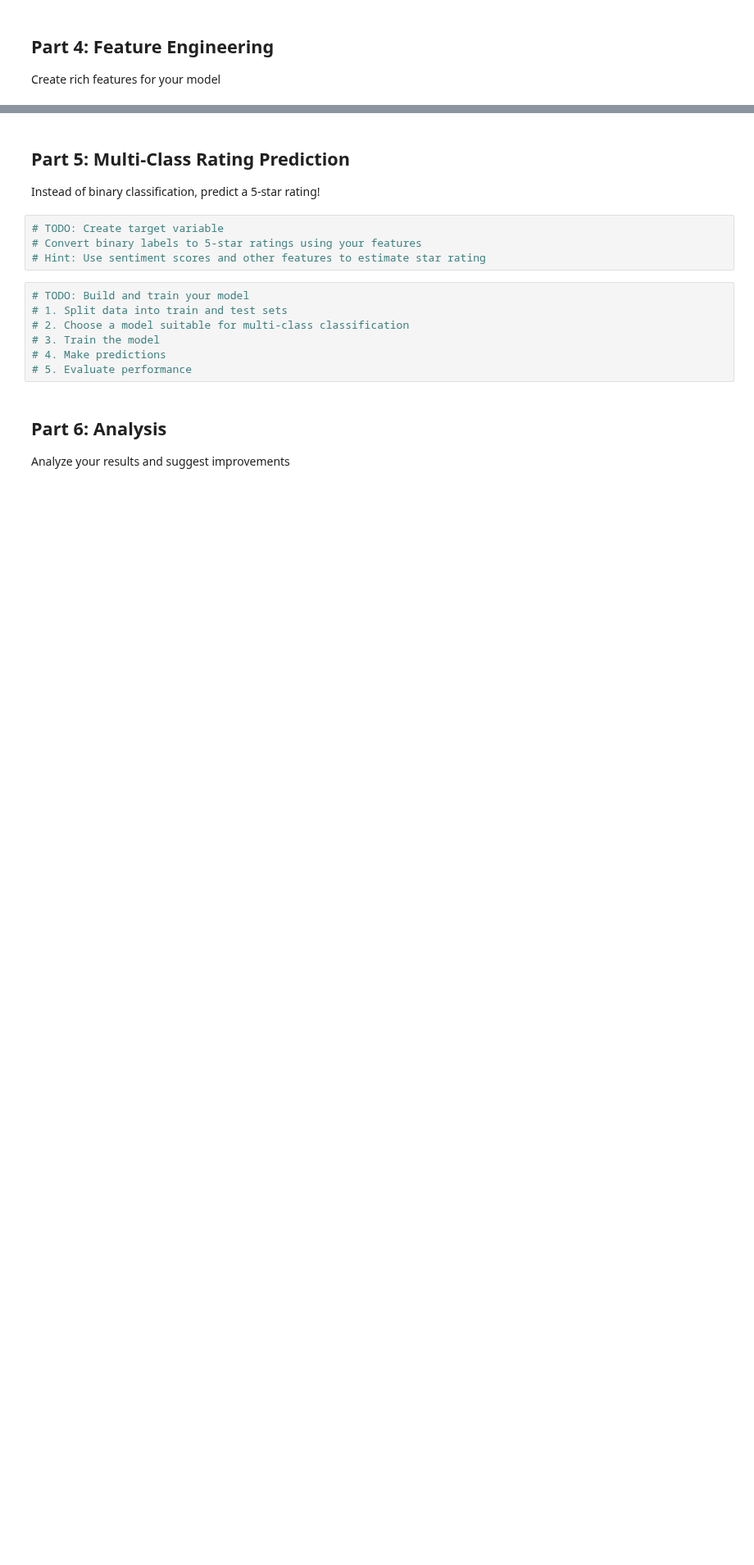
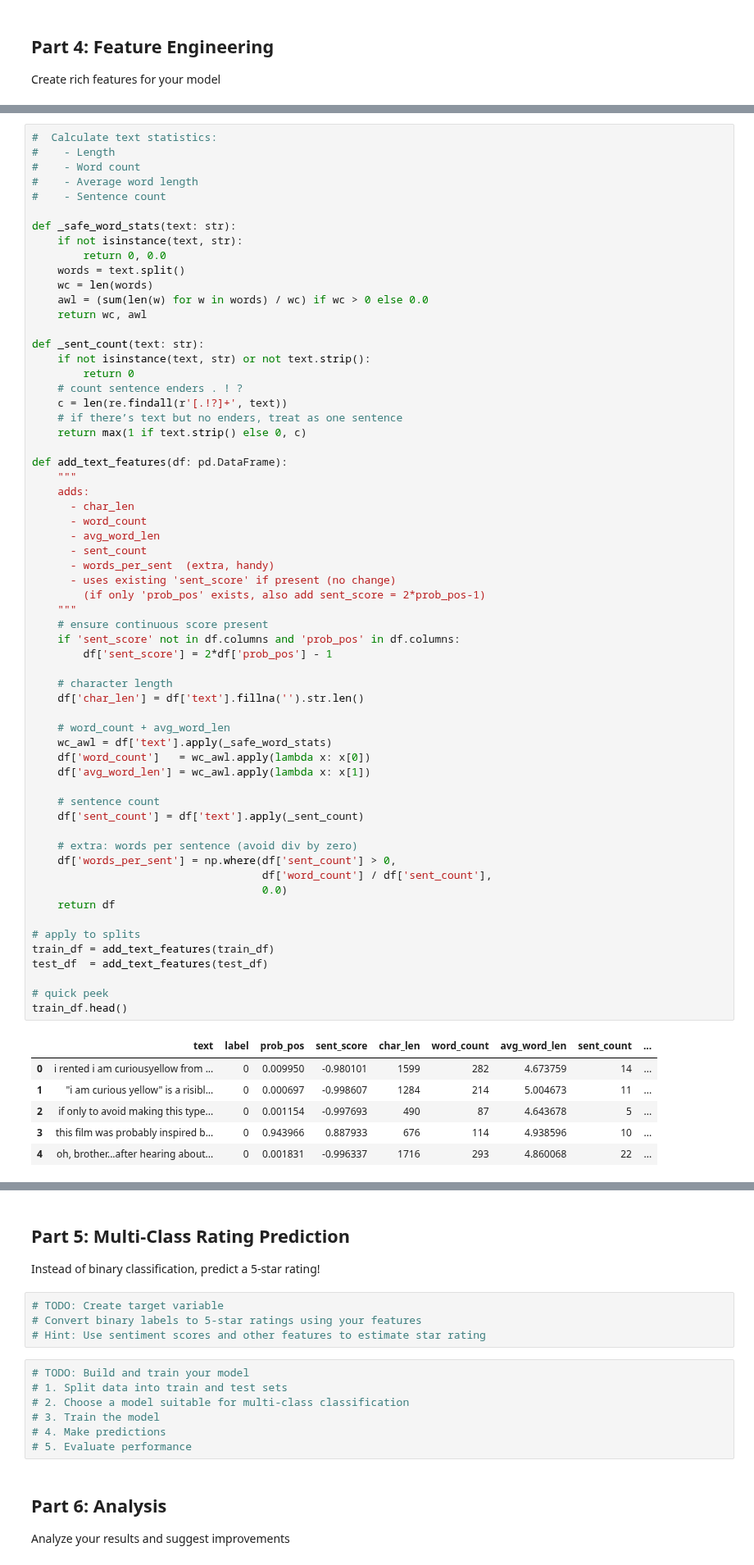
Before and after one commit to surf-guy/DSE200, a Jupyter notebook: HW/homework4.ipynb, the cells around one changed output, grey strips where cells are left out. Shown at 82% size. Cells and saved outputs as stored; diff of their text form; blank space fills up the shorter version.

```diff
--- a/HW/homework4.ipynb
+++ b/HW/homework4.ipynb
@@ -162,0 +220,68 @@ Create rich features for your model
+# %%
+#  Calculate text statistics:
+#    - Length
+#    - Word count
+#    - Average word length
+#    - Sentence count
+
+def _safe_word_stats(text: str):
+    if not isinstance(text, str):
+        return 0, 0.0
+    words = text.split()
+    wc = len(words)
+    awl = (sum(len(w) for w in words) / wc) if wc > 0 else 0.0
+    return wc, awl
+
+def _sent_count(text: str):
+    if not isinstance(text, str) or not text.strip():
+        return 0
+    # count sentence enders . ! ?
+    c = len(re.findall(r'[.!?]+', text))
+    # if there’s text but no enders, treat as one sentence
+    return max(1 if text.strip() else 0, c)
+
+def add_text_features(df: pd.DataFrame):
+    """
+    adds:
+      - char_len
+      - word_count
+      - avg_word_len
+      - sent_count
+      - words_per_sent  (extra, handy)
+      - uses existing 'sent_score' if present (no change)
+        (if only 'prob_pos' exists, also add sent_score = 2*prob_pos-1)
+    """
+    # ensure continuous score present
+    if 'sent_score' not in df.columns and 'prob_pos' in df.columns:
+        df['sent_score'] = 2*df['prob_pos'] - 1
+
+    # character length
+    df['char_len'] = df['text'].fillna('').str.len()
+
+    # word_count + avg_word_len
+    wc_awl = df['text'].apply(_safe_word_stats)
+    df['word_count']   = wc_awl.apply(lambda x: x[0])
+    df['avg_word_len'] = wc_awl.apply(lambda x: x[1])
+
+    # sentence count
+    df['sent_count'] = df['text'].apply(_sent_count)
+
+    # extra: words per sentence (avoid div by zero)
+    df['words_per_sent'] = np.where(df['sent_count'] > 0,
+                                    df['word_count'] / df['sent_count'],
+                                    0.0)
+    return df
+
+# apply to splits
+train_df = add_text_features(train_df)
+test_df  = add_text_features(test_df)
+
+# quick peek
+train_df.head()
+# %% [output]
+|  | text | label | prob_pos | sent_score | char_len | word_count | avg_word_len | sent_count | ... |
+| 0 | i rented i am curiousyellow from ... | 0 | 0.009950 | -0.980101 | 1599 | 282 | 4.673759 | 14 | ... |
+| 1 | "i am curious yellow" is a risibl... | 0 | 0.000697 | -0.998607 | 1284 | 214 | 5.004673 | 11 | ... |
+| 2 | if only to avoid making this type... | 0 | 0.001154 | -0.997693 | 490 | 87 | 4.643678 | 5 | ... |
+| 3 | this film was probably inspired b... | 0 | 0.943966 | 0.887933 | 676 | 114 | 4.938596 | 10 | ... |
+| 4 | oh, brother...after hearing about... | 0 | 0.001831 | -0.996337 | 1716 | 293 | 4.860068 | 22 | ... |
```
Also changed, not shown: parts of 11 cells of this notebook.
